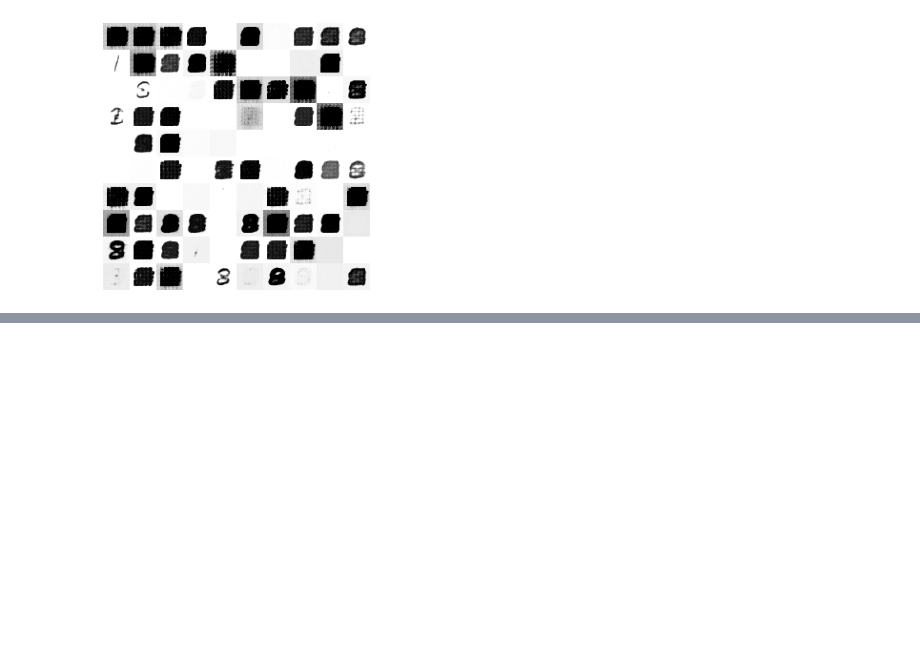
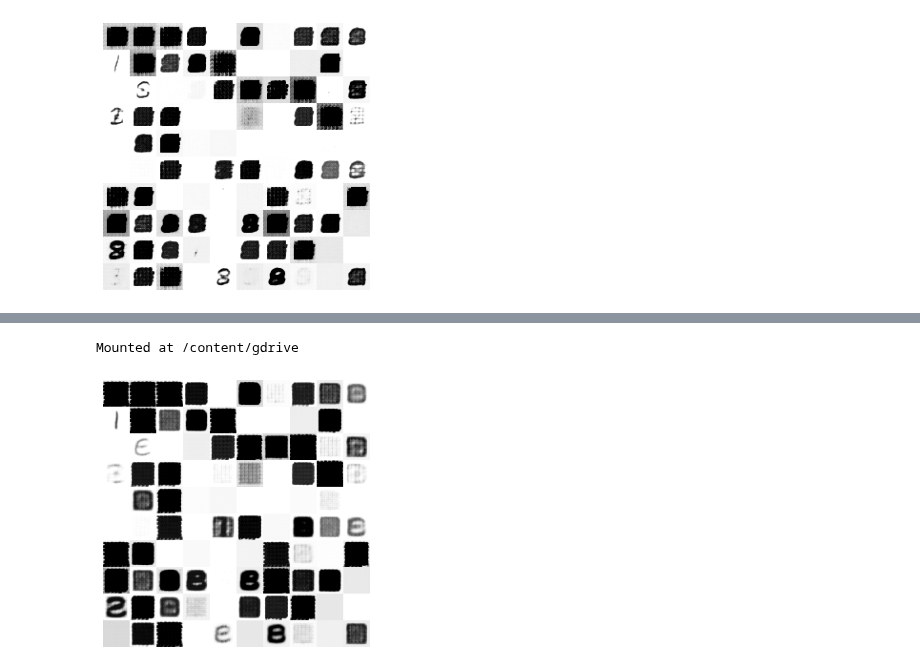
Before and after one commit to durml91/MMath-Project, a Jupyter notebook: Image_Diffusion_(working)/Experimental_Main_MNIST_diffusion.ipynb, the cells around one changed output, grey strips where cells are left out. Drawn from its saved outputs; the diff is of its cells as text; code cells hidden in the pictures; blank space fills up the shorter version.

```diff
--- a/Image_Diffusion_(working)/Experimental_Main_MNIST_diffusion.ipynb
+++ b/Image_Diffusion_(working)/Experimental_Main_MNIST_diffusion.ipynb
@@ -558,0 +603,44 @@ Step=49999 Loss=0.016614400643748407
+# %%
+model_key, train_key, shuffle_key, sample_key = jr.split(key, 4)
+data = emnist()
+data_mean = jnp.mean(data)
+data_std = jnp.std(data)
+data_max = jnp.max(data)
+data_min = jnp.min(data)
+data_shape = data.shape[1:]
+data = (data - data_mean) / data_std
+# %%
+model = Mixer2d(
+        data_shape,
+        patch_size,
+        hidden_size,
+        mix_patch_size,
+        mix_hidden_size,
+        num_blocks,
+        t1,
+        key=model_key,
+    )
+# %%
+int_beta = lambda t: t
+weight = lambda t: 1 - jnp.exp(-int_beta(t))
+# %%
+from google.colab import drive
+drive.mount('/content/gdrive')
+# %% [output]
+Mounted at /content/gdrive
+# %%
+"""Load model"""
+model_loaded = eqx.tree_deserialise_leaves("/content/gdrive/MyDrive/Colab Notebooks/emnist_model.eqx", model)
+# %%
+sample_key = jr.split(sample_key, sample_size**2)
+sample_fn = ft.partial(single_sample_fn, model_loaded, int_beta, data_shape, dt0, t1)
+sample = jax.vmap(sample_fn)(sample_key)
+sample = data_mean + data_std * sample
+sample = jnp.clip(sample, data_min, data_max)
+sample = einops.rearrange(sample, "(n1 n2) 1 h w -> (n1 h) (n2 w)", n1=sample_size, n2=sample_size)
+plt.imshow(sample, cmap="Greys")
+plt.axis("off")
+plt.tight_layout()
+plt.show()
+# %% [output]
+[figure, added]
```
Also changed, not shown: parts of 8 cells of this notebook.
